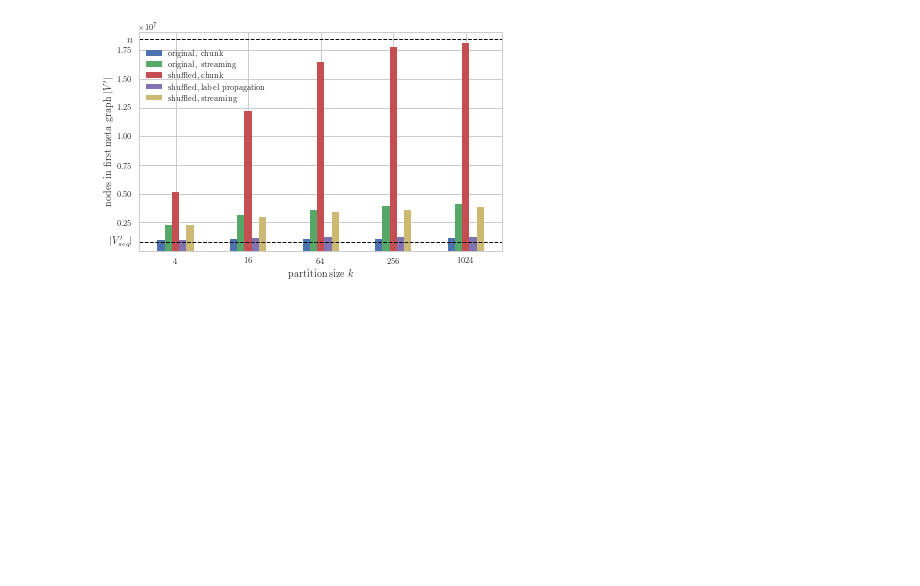
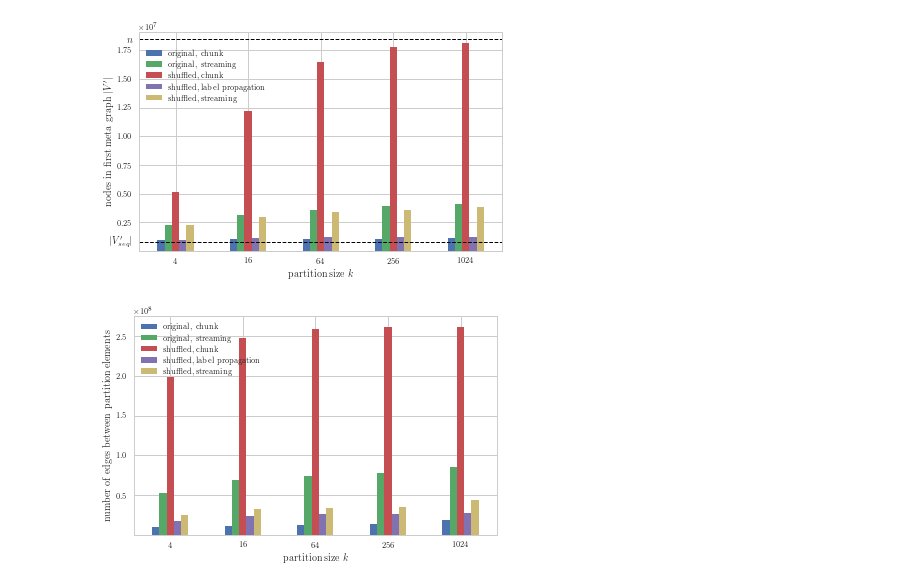
Before and after one commit to kit-algo/distributed_clustering_thrill, a Jupyter notebook: analysis/Level0 Plot.ipynb, the cells around one changed output. Drawn from its saved outputs; the diff is of its cells as text; code cells hidden in the pictures; blank space fills up the shorter version.

Commit message:
presentation plots

```diff
--- a/analysis/Level0 Plot.ipynb
+++ b/analysis/Level0 Plot.ipynb
@@ -113,3 +113,24 @@ plt.setp(plot.get_yticklabels()[0], visible=False)
 savefig('level0cluster')
 # %% [output]
 [figure]
+# %%
+groups = frames['algorithm_level'] \
+    .loc[lambda x: x.level == 0] \
+    .merge(frames['algorithm_run'], left_on='algorithm_run_id', right_index=True) \
+    .merge(graphs, left_on='program_run_id', right_index=True) \
+    .merge(partitions, left_on='partition_id', right_index=True) \
+    .loc[lambda x: x.algorithm_x.str.contains("partitioned")] \
+    .loc[lambda x: x.allow_move_to_ghosts] \
+    .groupby(['order', 'algorithm_y'], as_index=False)
+
+#    .loc[lambda x: ~x.algorithm_y.isin(["deterministic_greedy_with_linear_penalty"])] \
+
+plot = pd.DataFrame({(order + ', ' + algo): levels.groupby('size')['cut_weight'].mean() for (order, algo), levels in groups}).plot.bar(figsize=figsize(1.1), rot=0)
+plot.legend(loc=2)
+plot.set_ylabel("number of edges between partition elements")
+plot.set_xlabel("partition size $k$")
+
+plt.setp(plot.get_yticklabels()[0], visible=False)
+savefig('total_cut')
+# %% [output]
+[figure, added]
```
Also changed, not shown: parts of 1 cell of this notebook, 1 other file.
